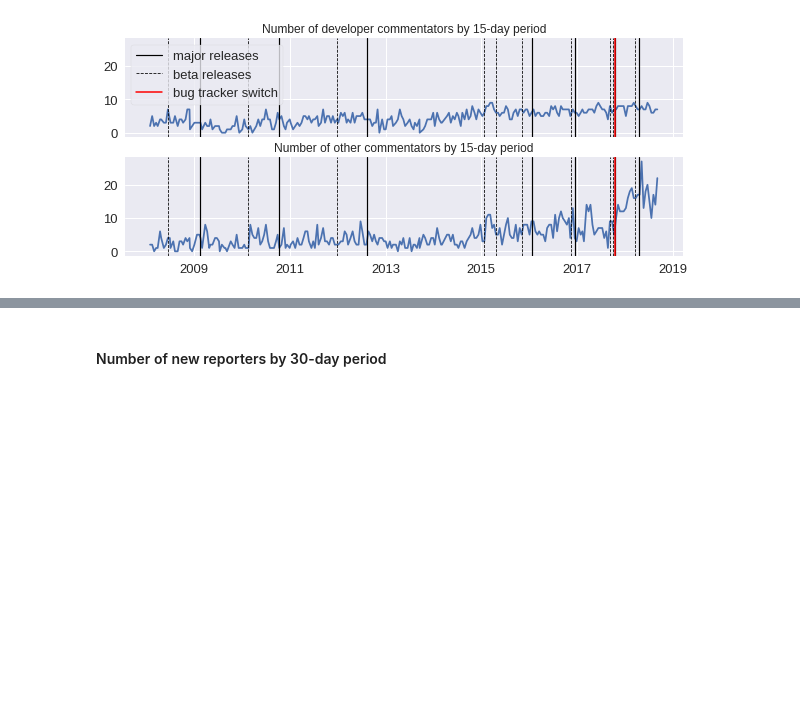
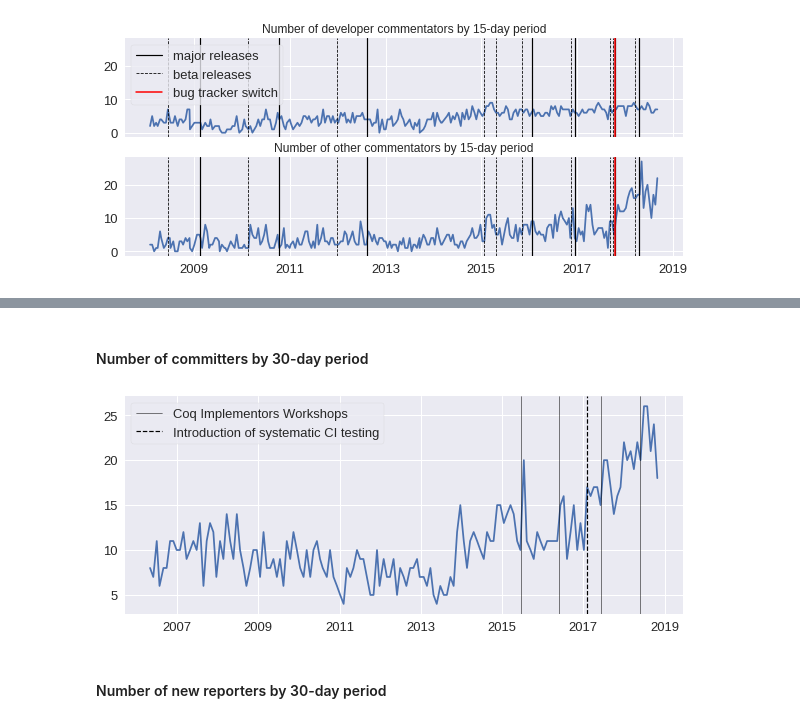
Before and after one commit to Zimmi48/impact-of-switching-bug-trackers, a Jupyter notebook: analysis/GitHub_migration.ipynb, the cells around one changed output, grey strips where cells are left out. Cells and saved outputs as stored; diff of their text form; code cells hidden in the pictures; blank space fills up the shorter version.

```diff
--- a/analysis/GitHub_migration.ipynb
+++ b/analysis/GitHub_migration.ipynb
@@ -926,3 +1005,15 @@ local()
+# %% [markdown]
+#### Number of committers by 30-day period
+# %%
+def local():
+
+  plt.plot(commits_30D['author'],label='')
+  prs_vertical_lines()
+  plt.legend(loc='upper left')
+
+local()
+# %% [output]
+[figure, added]
 # %% [markdown]
 #### Number of new reporters by 30-day period
 # %%
```
Also changed, not shown: parts of 20 cells of this notebook.
